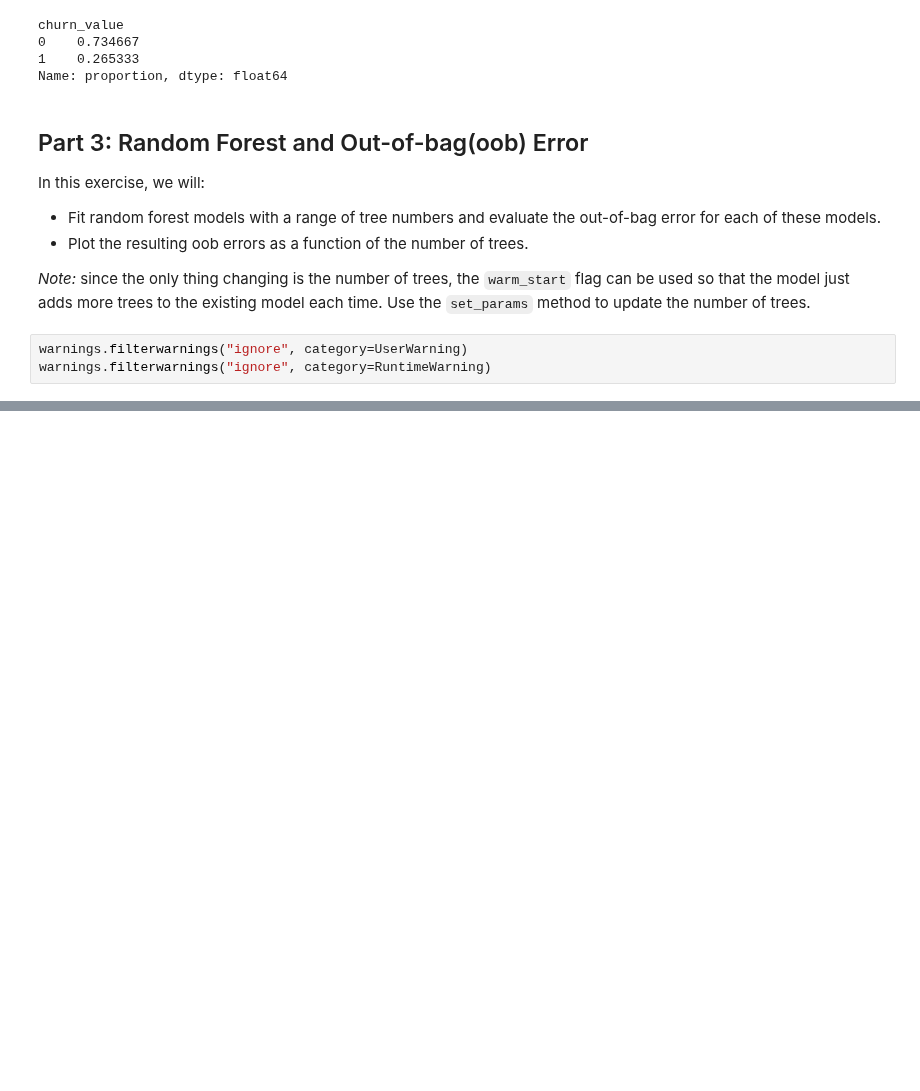
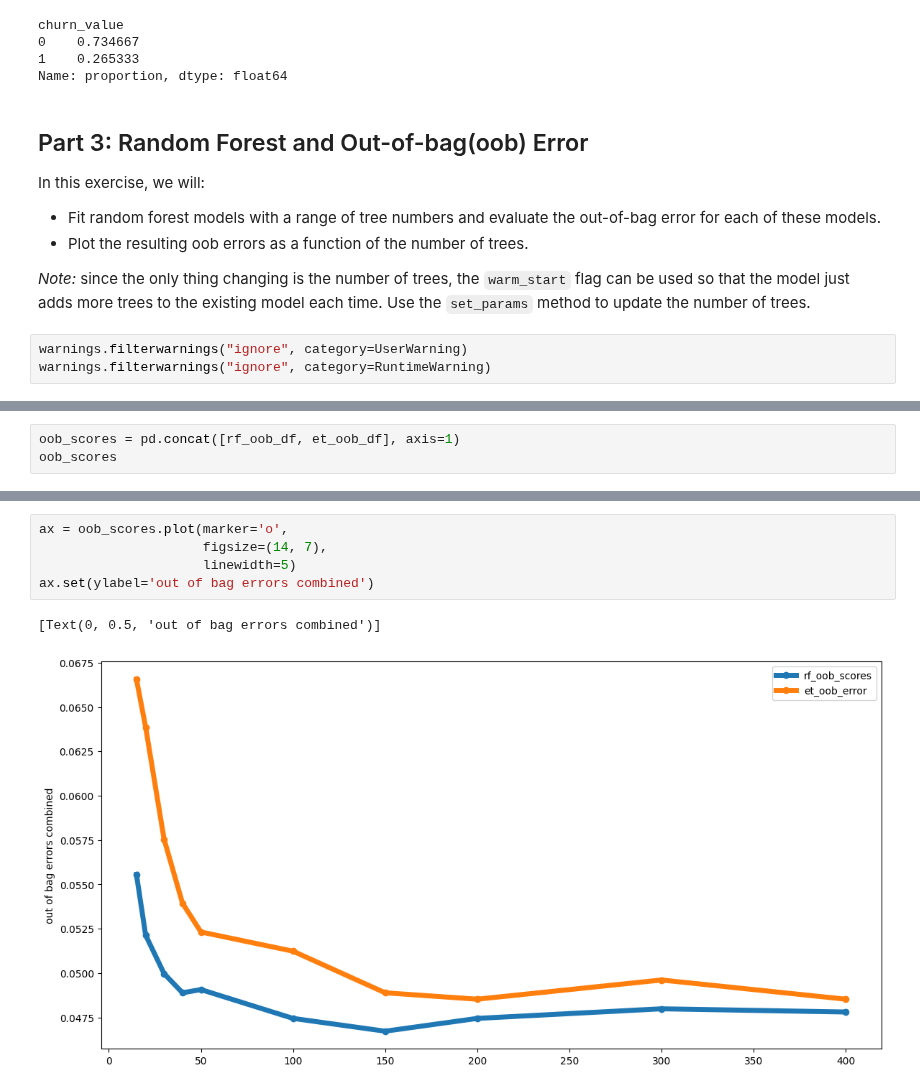
Before and after one commit to Mark-Barbaric/IBM_Machine_Learning_Certificate, a Jupyter notebook: Supervised_Machine_Learning_Classification/week5/bagging_demo.ipynb, the cells around one changed output, grey strips where cells are left out. Drawn from its saved outputs; the diff is of its cells as text; blank space fills up the shorter version.

```diff
--- a/Supervised_Machine_Learning_Classification/week5/bagging_demo.ipynb
+++ b/Supervised_Machine_Learning_Classification/week5/bagging_demo.ipynb
@@ -170,0 +278,3 @@ random_forest_classifier = RandomForestClassified(
+# %%
+oob_scores = pd.concat([rf_oob_df, et_oob_df], axis=1)
+oob_scores
@@ -170,0 +293,8 @@ random_forest_classifier = RandomForestClassified(
+# %%
+ax = oob_scores.plot(marker='o',
+                     figsize=(14, 7),
+                     linewidth=5)
+ax.set(ylabel='out of bag errors combined')
+# %% [output]
+[Text(0, 0.5, 'out of bag errors combined')]
+[figure, added]
```
Also changed, not shown: parts of 20 cells of this notebook, 1 other file.
